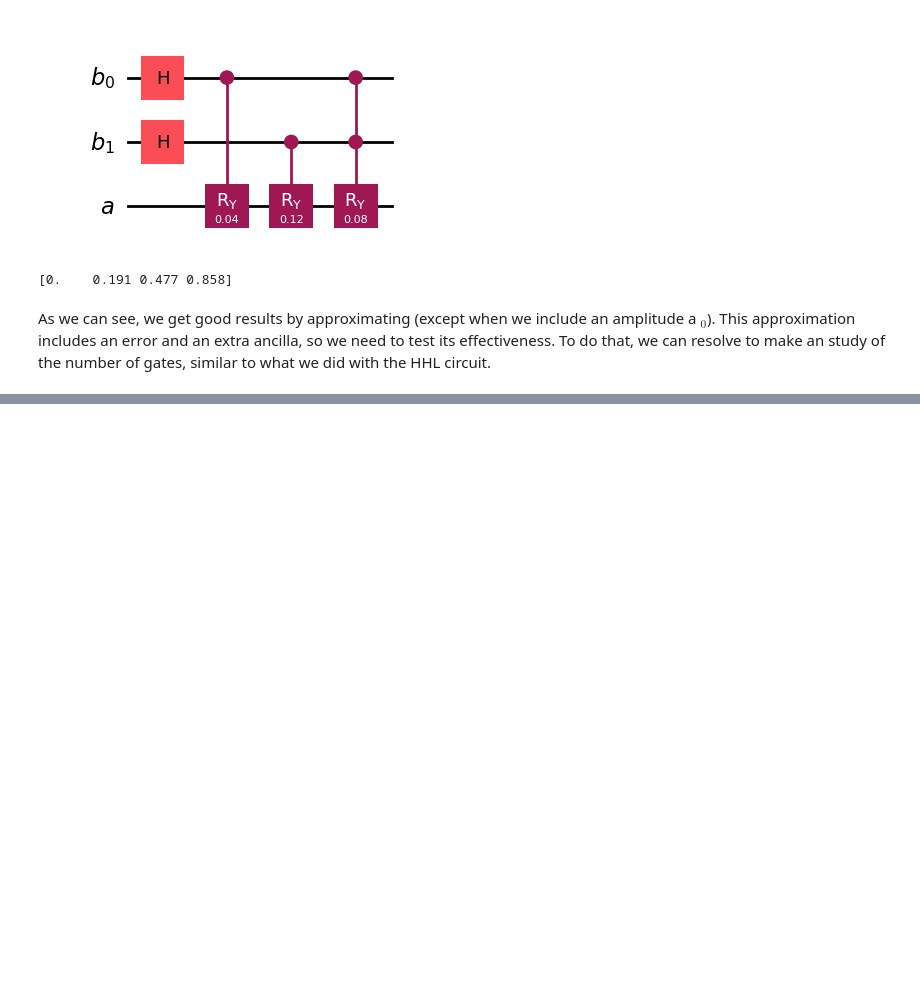
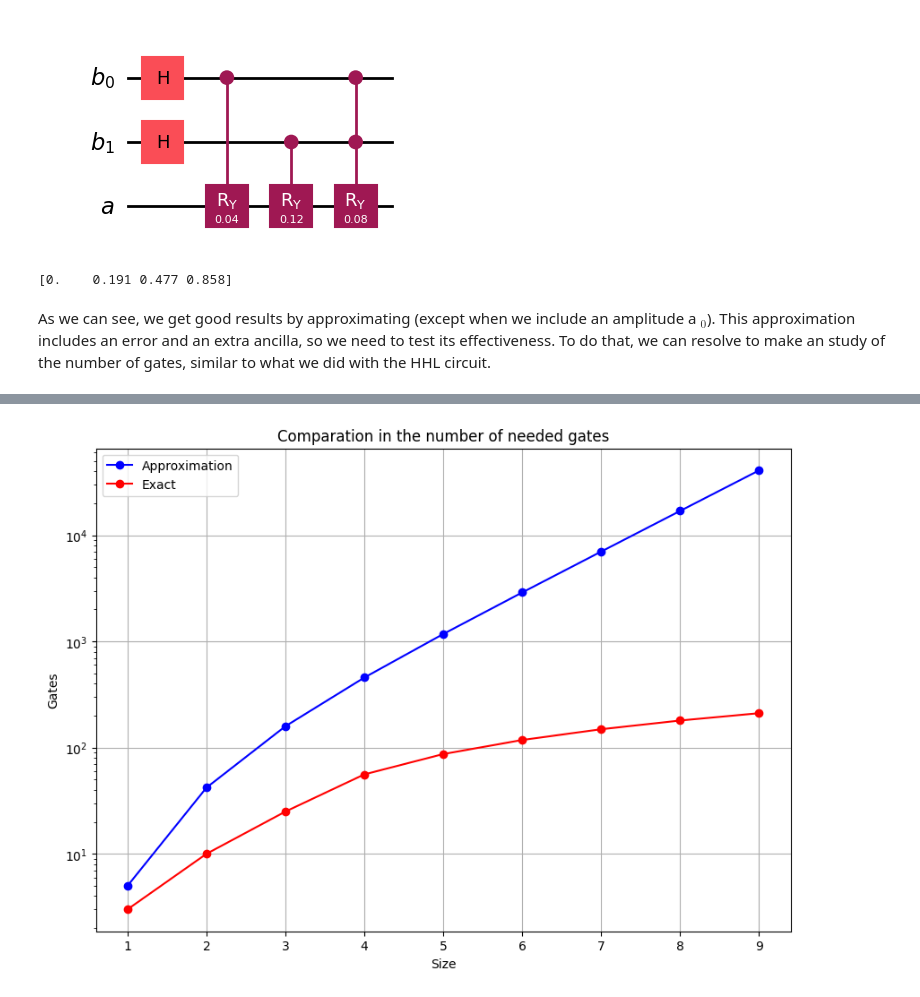
Before and after one commit to Nicofero/CITMAGA, a Jupyter notebook: b_side_approx.ipynb, the cells around one changed output, grey strips where cells are left out. Drawn from its saved outputs; the diff is of its cells as text; code cells hidden in the pictures; blank space fills up the shorter version.

```diff
--- a/b_side_approx.ipynb
+++ b/b_side_approx.ipynb
@@ -261,0 +285,23 @@ plt.show()
+# %%
+function = 'x^3+3x^2-5x'
+gates1={}
+gates2={}
+diff = []
+for i in range(1,10):
+    print(f'Iteration {i}.1, size: {2**i}')
+    b = b_state(i,function,10e-8)
+    gates1[i] = b.decompose(reps=6).size()
+    state = Statevector(b)
+    state = state.data.real[2**i:]
+    sol1=state/np.linalg.norm(state)
+    ########### Second circuit
+    print(f'Iteration {i}.2')
+    arr = np.array(b_from_func(function,2**i))
+    qc = QuantumCircuit(i)
+    qc.initialize(arr/np.linalg.norm(arr))
+    gates2[i] = qc.decompose(reps=6).size()
+    state = Statevector(qc).data.real
+    diff.append(np.linalg.norm(np.abs(state-sol1))/2**i)
+
+print(f'The number of gates of the approximation approach is {gates1}')
+print(f'The number of gates of the exact approach is {gates2}')
@@ -261,0 +329,21 @@ plt.show()
+# %%
+import matplotlib.pyplot as plt
+
+keys_1 = list(gates1.keys())
+values_1 = list(gates1.values())
+keys = list(gates2.keys())
+values = list(gates2.values())
+
+plt.figure(figsize=(10, 7))
+
+plt.plot(keys_1, values_1, marker='o', linestyle='-', color='blue')
+plt.plot(keys, values, marker='o', linestyle='-', color='red')
+plt.xlabel('Size')
+plt.ylabel('Gates')
+plt.yscale('log')
+plt.title('Comparation in the number of needed gates')
+plt.legend(['Approximation','Exact'])
+plt.grid(True)
+plt.show()
+# %% [output]
+[figure, added]
```
Also changed, not shown: parts of 6 cells of this notebook, 1 other file.
